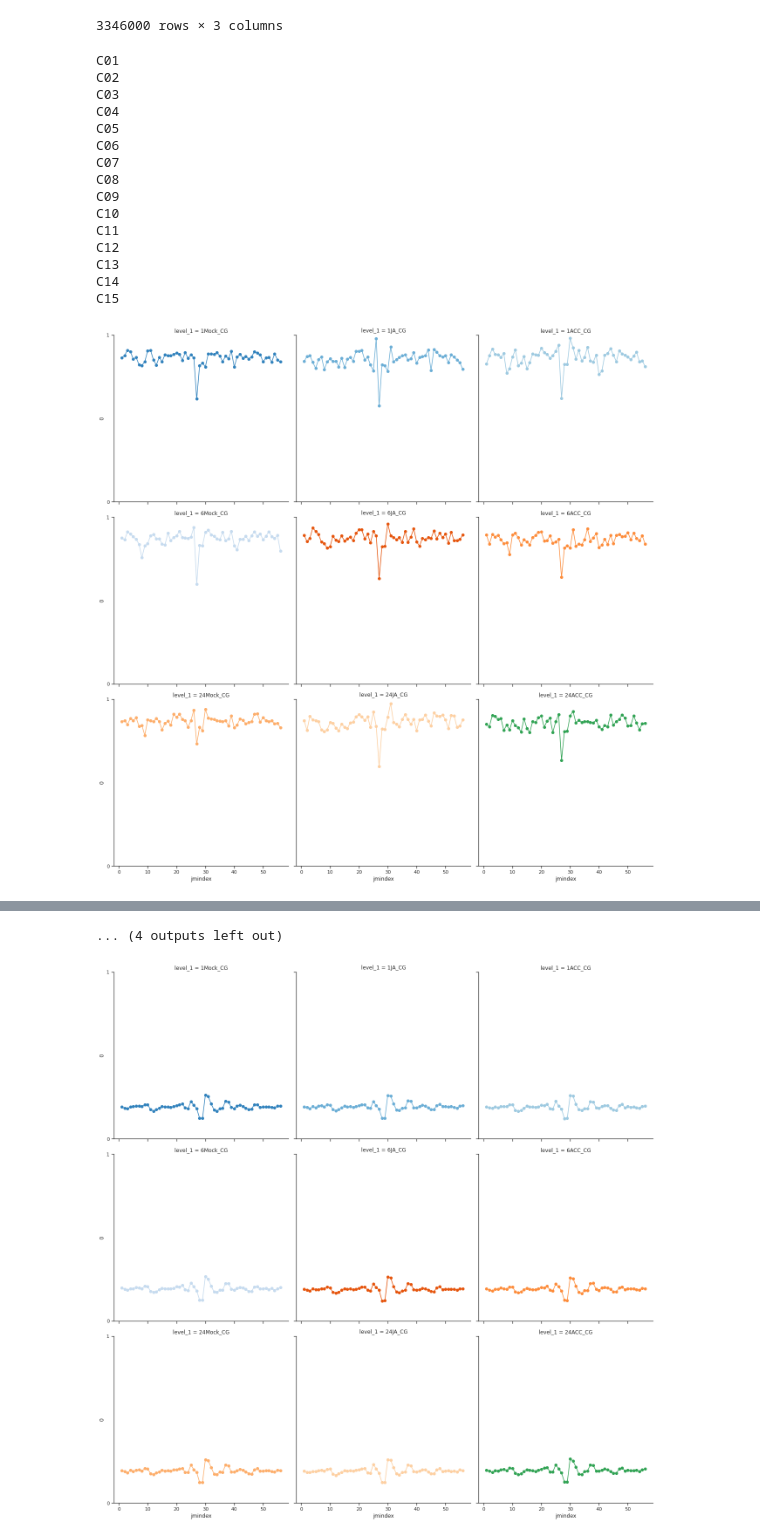
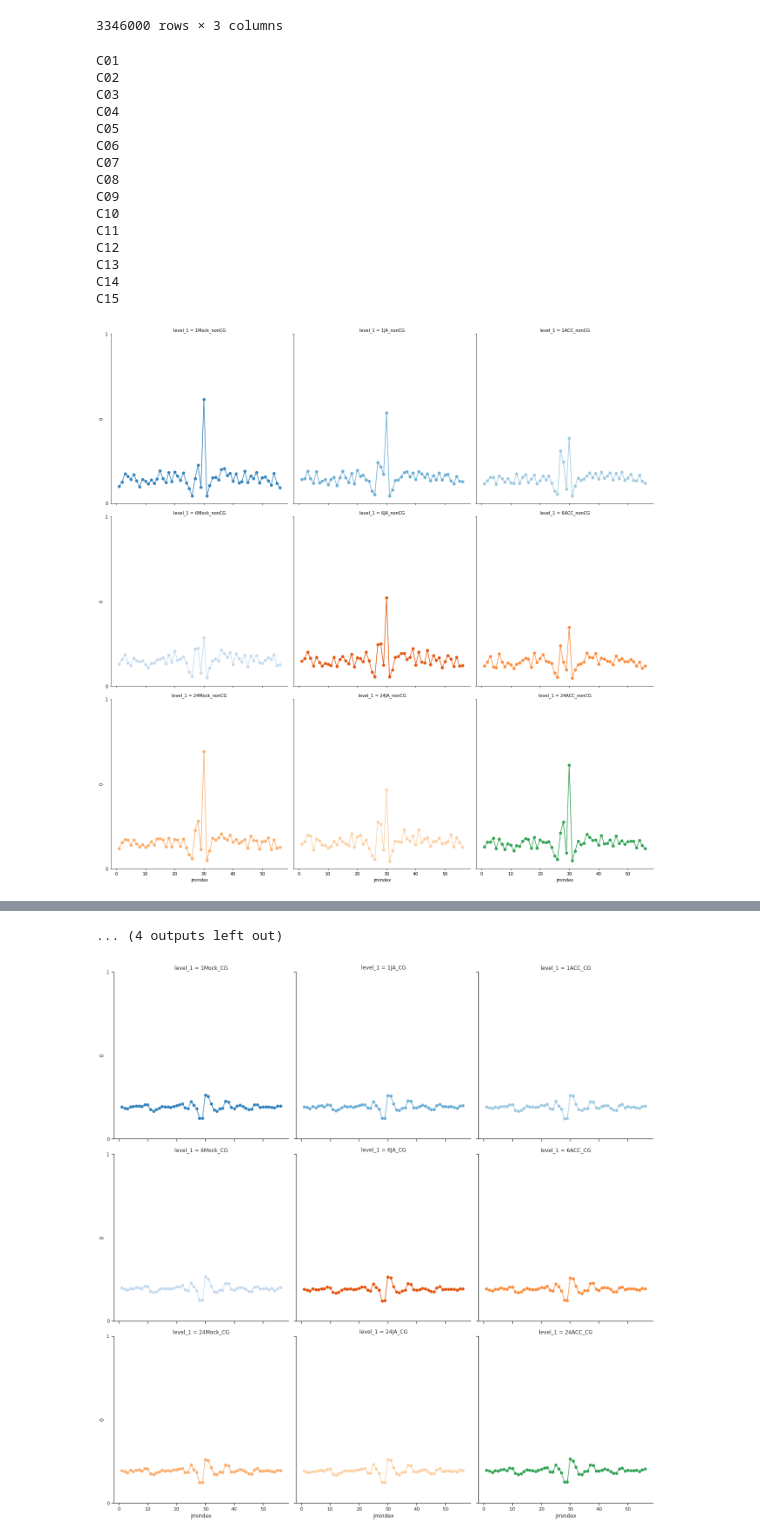
Before and after one commit to roldanjg/DAPseqDataClean, a Jupyter notebook: scripts/developenJupyters/methylationExtraction_individual_cs.ipynb, the cells around one changed output, grey strips where cells are left out. Cells and saved outputs as stored; diff of their text form; code cells hidden in the pictures.

```diff
--- a/scripts/developenJupyters/methylationExtraction_individual_cs.ipynb
+++ b/scripts/developenJupyters/methylationExtraction_individual_cs.ipynb
@@ -149,7 +149,7 @@ index_dataframe
 
 toplot_mean = []
 peaks = pd.read_csv(peaksfile, sep='\t', names=['chrm','start','end','boxID'])
-for metcontext in ['CG']:
+for metcontext in ['nonCG']:
     allthedata = []
     cgdataframe = []
     noncgdataframes = []
@@ -175,7 +175,7 @@ for metcontext in ['CG']:
         df_merged[experimentCondition+'_'+metcontext] = df_merged[listOfNamesReplicates].mean(axis=1)
 
         df_merged = df_merged.drop(columns=listOfNamesReplicates)
-        toplot_mean.append(df_merged.merge(index_dataframe, on=['boxID','position']))
+        toplot_mean.append(df_merged.merge(index_dataframe, on=['boxID','position']),)
         # toplot_mean.append(df_merged[['jmindex',experimentCondition+'_'+metcontext]].groupby('jmindex').mean())
 
 #         allthedata.append(df_merged)
@@ -202,7 +208,7 @@ import seaborn as sns
 import matplotlib.pyplot as plt
 for clus, selection in finaldf_means.groupby('cluster'):
     print(clus)
-    toplot=selection[['jmindex','1Mock_CG','1JA_CG','1ACC_CG','6Mock_CG','6JA_CG','6ACC_CG','24Mock_CG','24JA_CG','24ACC_CG']].groupby('jmindex').mean()
+    toplot=selection[['jmindex','1Mock_nonCG','1JA_nonCG','1ACC_nonCG','6Mock_nonCG','6JA_nonCG','6ACC_nonCG','24Mock_nonCG','24JA_nonCG','24ACC_nonCG']].groupby('jmindex').mean()
     df = toplot.stack().reset_index()
     df = toplot.stack().reset_index()
     # Initialize a grid of plots with an Axes for each walk
@@ -211,32 +217,32 @@ for clus, selection in finaldf_means.groupby('cluster'):
 
 
 
     # Draw a line plot to show the trajectory of each random walk
     grid.map(plt.plot, "jmindex", 0, marker="o")
 
     # Adjust the tick positions and labels
     grid.set(yticks=[0, 1], ylim=(0, 1))
 
     # Adjust the arrangement of the plots
     grid.fig.tight_layout(w_pad=1)
-    plt.savefig(f'AAAA{clus}.pdf',
+    plt.savefig(f'{folder_path_result}/{clus}_{metcontext}.pdf',
         dpi=300,
         bbox_inches="tight",
         )
 # %% [output]
 C01
 C02
 C03
 C04
 C05
 C06
 C07
 C08
 C09
 C10
 C11
 C12
 C13
 C14
 C15
-[figure, old version]
+[figure, new version]
```
Also changed, not shown: parts of 4 cells of this notebook, 14 other files.
